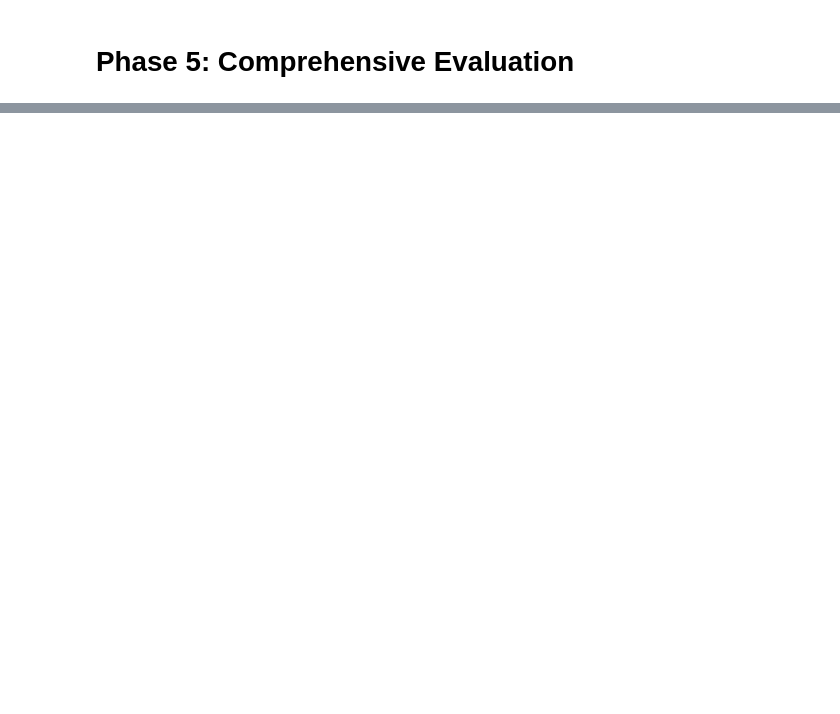
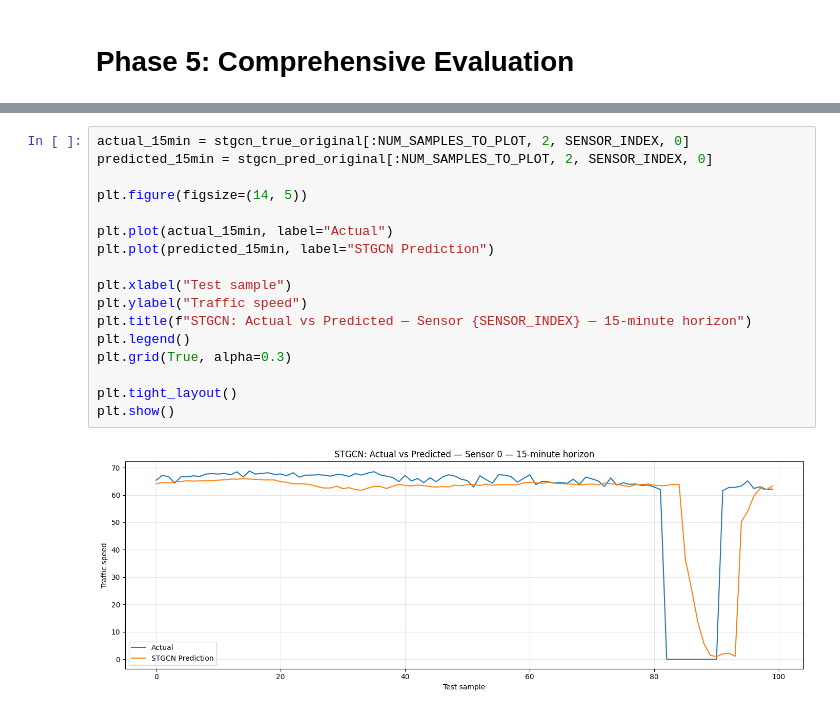
Before and after one commit to sushanksingh00/urbanAi, a Jupyter notebook: notebooks/05_evaluation.ipynb, the cells around one changed output, grey strips where cells are left out. Saved outputs shown, nothing was run; the diff lists cells and outputs as text; blank space fills up the shorter version.

```diff
--- a/notebooks/05_evaluation.ipynb
+++ b/notebooks/05_evaluation.ipynb
@@ -75,0 +266,19 @@ results_df
+# %%
+actual_15min = stgcn_true_original[:NUM_SAMPLES_TO_PLOT, 2, SENSOR_INDEX, 0]
+predicted_15min = stgcn_pred_original[:NUM_SAMPLES_TO_PLOT, 2, SENSOR_INDEX, 0]
+
+plt.figure(figsize=(14, 5))
+
+plt.plot(actual_15min, label="Actual")
+plt.plot(predicted_15min, label="STGCN Prediction")
+
+plt.xlabel("Test sample")
+plt.ylabel("Traffic speed")
+plt.title(f"STGCN: Actual vs Predicted — Sensor {SENSOR_INDEX} — 15-minute horizon")
+plt.legend()
+plt.grid(True, alpha=0.3)
+
+plt.tight_layout()
+plt.show()
+# %% [output]
+[figure, added]
```
Also changed, not shown: parts of 35 cells of this notebook.
